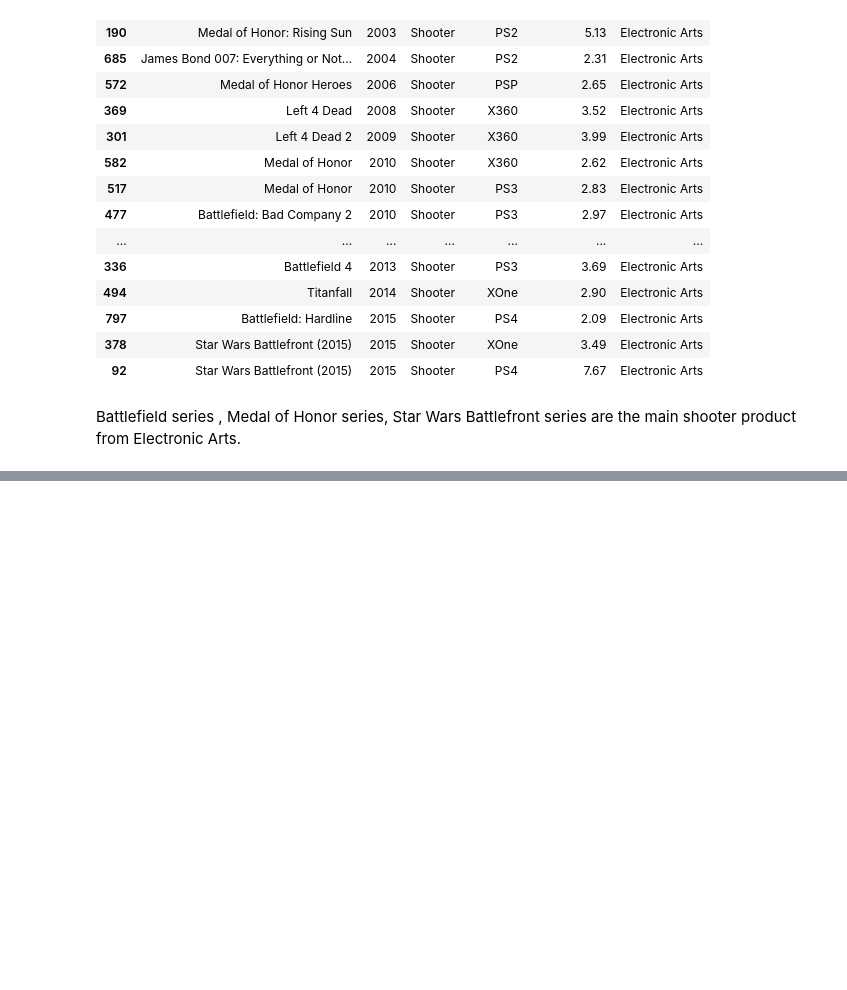
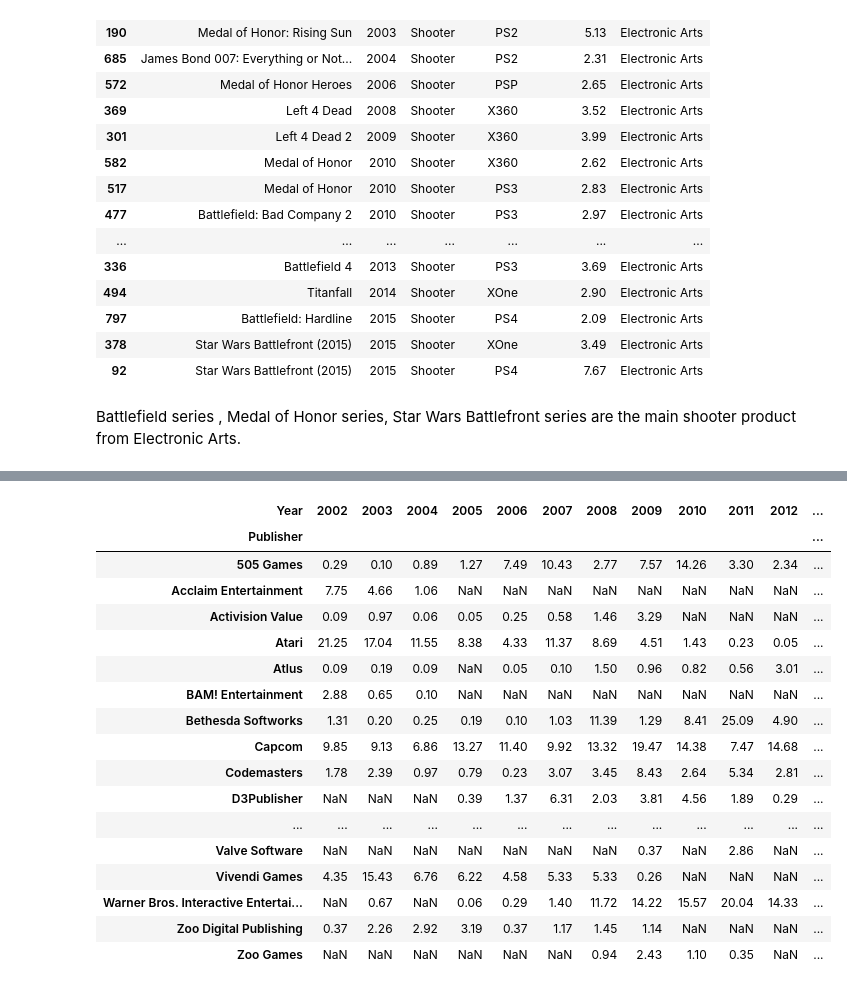
Before and after one commit to venson/Video_game, a Jupyter notebook: video-game.ipynb, the cells around one changed output, grey strips where cells are left out. Saved outputs shown, nothing was run; the diff lists cells and outputs as text; code cells hidden in the pictures; blank space fills up the shorter version.

```diff
--- a/video-game.ipynb
+++ b/video-game.ipynb
@@ -675,0 +702,22 @@ Battlefield series , Medal of Honor series, Star Wars Battlefront series are the
+# %%
+publisher_by_year = df2002.groupby(['Year', 'Publisher'])['Global_Sales'].sum().unstack(0)
+publisher_by_year[(publisher_by_year.min(axis=1) < 2) & (publisher_by_year.max(axis=1) > 2)]
+# %% [output]
+| Year | 2002 | 2003 | 2004 | 2005 | 2006 | 2007 | 2008 | 2009 | 2010 | 2011 | 2012 | ... |
+| Publisher |  |  |  |  |  |  |  |  |  |  |  | ... |
+| 505 Games | 0.29 | 0.10 | 0.89 | 1.27 | 7.49 | 10.43 | 2.77 | 7.57 | 14.26 | 3.30 | 2.34 | ... |
+| Acclaim Entertainment | 7.75 | 4.66 | 1.06 | NaN | NaN | NaN | NaN | NaN | NaN | NaN | NaN | ... |
+| Activision Value | 0.09 | 0.97 | 0.06 | 0.05 | 0.25 | 0.58 | 1.46 | 3.29 | NaN | NaN | NaN | ... |
+| Atari | 21.25 | 17.04 | 11.55 | 8.38 | 4.33 | 11.37 | 8.69 | 4.51 | 1.43 | 0.23 | 0.05 | ... |
+| Atlus | 0.09 | 0.19 | 0.09 | NaN | 0.05 | 0.10 | 1.50 | 0.96 | 0.82 | 0.56 | 3.01 | ... |
+| BAM! Entertainment | 2.88 | 0.65 | 0.10 | NaN | NaN | NaN | NaN | NaN | NaN | NaN | NaN | ... |
+| Bethesda Softworks | 1.31 | 0.20 | 0.25 | 0.19 | 0.10 | 1.03 | 11.39 | 1.29 | 8.41 | 25.09 | 4.90 | ... |
+| Capcom | 9.85 | 9.13 | 6.86 | 13.27 | 11.40 | 9.92 | 13.32 | 19.47 | 14.38 | 7.47 | 14.68 | ... |
+| Codemasters | 1.78 | 2.39 | 0.97 | 0.79 | 0.23 | 3.07 | 3.45 | 8.43 | 2.64 | 5.34 | 2.81 | ... |
+| D3Publisher | NaN | NaN | NaN | 0.39 | 1.37 | 6.31 | 2.03 | 3.81 | 4.56 | 1.89 | 0.29 | ... |
+| ... | ... | ... | ... | ... | ... | ... | ... | ... | ... | ... | ... | ... |
+| Valve Software | NaN | NaN | NaN | NaN | NaN | NaN | NaN | 0.37 | NaN | 2.86 | NaN | ... |
+| Vivendi Games | 4.35 | 15.43 | 6.76 | 6.22 | 4.58 | 5.33 | 5.33 | 0.26 | NaN | NaN | NaN | ... |
+| Warner Bros. Interactive Entertai... | NaN | 0.67 | NaN | 0.06 | 0.29 | 1.40 | 11.72 | 14.22 | 15.57 | 20.04 | 14.33 | ... |
+| Zoo Digital Publishing | 0.37 | 2.26 | 2.92 | 3.19 | 0.37 | 1.17 | 1.45 | 1.14 | NaN | NaN | NaN | ... |
+| Zoo Games | NaN | NaN | NaN | NaN | NaN | NaN | 0.94 | 2.43 | 1.10 | 0.35 | NaN | ... |
```
Also changed, not shown: parts of 15 cells of this notebook.
